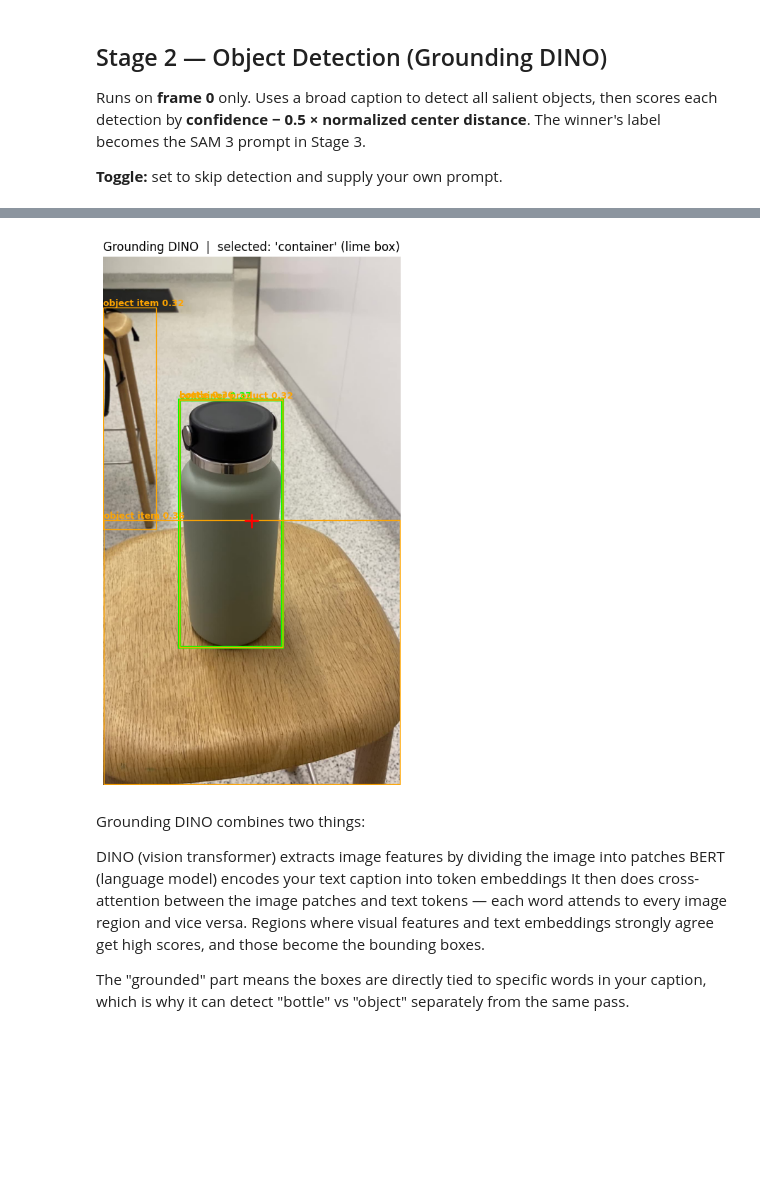
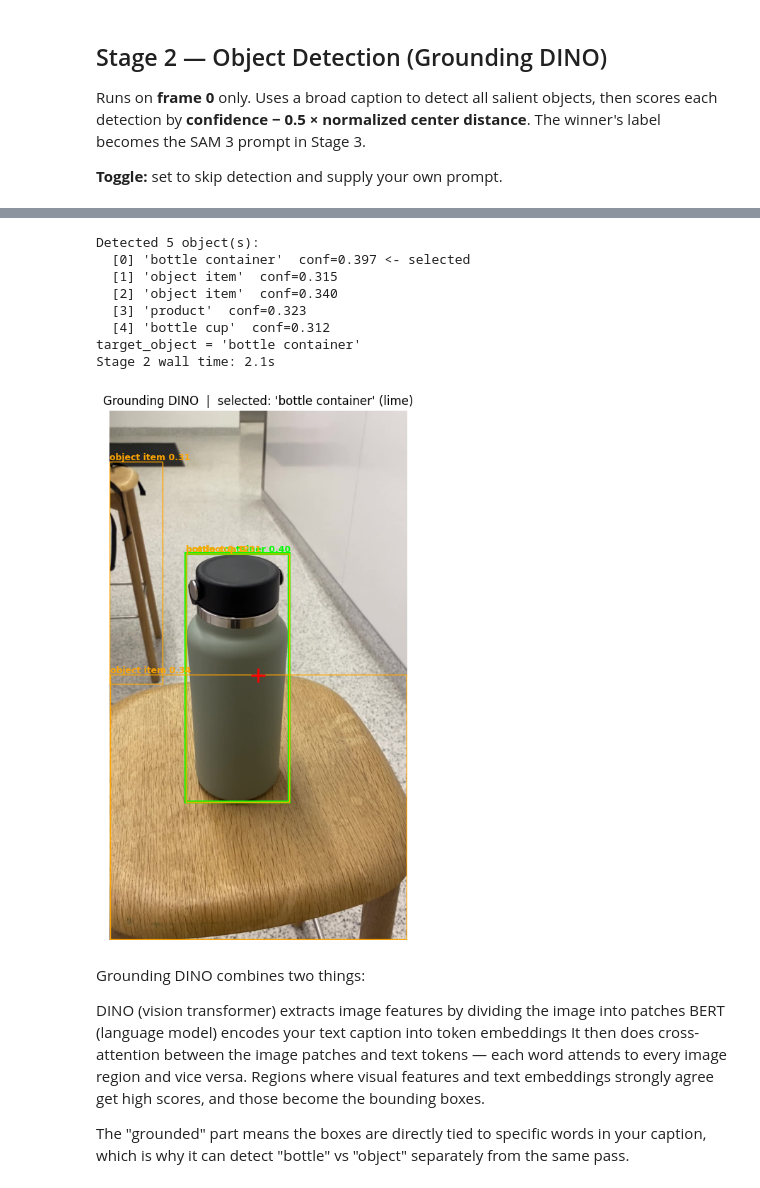
Before and after one commit to manny-serrano/TrueRender, a Jupyter notebook: notebooks/reconstruction_v2.ipynb, the cells around one changed output, grey strips where cells are left out. Cells and saved outputs as stored; diff of their text form; code cells hidden in the pictures; blank space fills up the shorter version.

```diff
--- a/notebooks/reconstruction_v2.ipynb
+++ b/notebooks/reconstruction_v2.ipynb
@@ -153,18 +152,16 @@ import matplotlib.patches as patches
 from groundingdino.util.inference import load_model, load_image, predict
 
 # ── Toggles ──────────────────────────────────────────────────────────────────
-AUTO_SELECT   = True                   # False -> skip DINO, use MANUAL_PROMPT
-MANUAL_PROMPT = "green hydroflask"     # only used when AUTO_SELECT = False
-
+AUTO_SELECT   = True
+MANUAL_PROMPT = "green hydroflask water bottle"
 DINO_CAPTION  = "object . bottle . container . cup . box . item . product"
 BOX_THRESHOLD = 0.3
 TXT_THRESHOLD = 0.25
-FRAMES_KEEP   = "/content/frames"      # set by Stage 1; re-assign if resuming
+FRAMES_KEEP   = "/content/frames"
 DINO_WEIGHTS  = "/content/groundingdino_swint_ogc.pth"
 # ─────────────────────────────────────────────────────────────────────────────
 
 t0 = time.time()
-
 FIRST_FRAME = f"{FRAMES_KEEP}/frame_00000.jpg"
 
 if AUTO_SELECT:
@@ -173,29 +170,16 @@ if AUTO_SELECT:
         os.path.dirname(groundingdino.__file__),
         "config", "GroundingDINO_SwinT_OGC.py"
     )
-    print(f"Config: {DINO_CONFIG}")
-
-    dino = load_model(
-        DINO_CONFIG,
-        DINO_WEIGHTS,
-    )
+    dino = load_model(DINO_CONFIG, DINO_WEIGHTS)
     image_source, image = load_image(FIRST_FRAME)
     boxes, logits, phrases = predict(
-        model=dino,
-        image=image,
-        caption=DINO_CAPTION,
-        box_threshold=BOX_THRESHOLD,
-        text_threshold=TXT_THRESHOLD,
+        model=dino, image=image, caption=DINO_CAPTION,
+        box_threshold=BOX_THRESHOLD, text_threshold=TXT_THRESHOLD,
     )
-
     if len(boxes) == 0:
-        raise RuntimeError(
-            "Grounding DINO found no objects. "
-            "Try lowering BOX_THRESHOLD, or set AUTO_SELECT=False and supply MANUAL_PROMPT."
-        )
+        raise RuntimeError("No objects detected. Lower BOX_THRESHOLD or set AUTO_SELECT=False.")
 
     h, w = image_source.shape[:2]
-
     def rank_score(i):
         cx = boxes[i][0].item() * w
         cy = boxes[i][1].item() * h
@@ -205,34 +189,15 @@ if AUTO_SELECT:
     best_idx      = max(range(len(boxes)), key=rank_score)
     target_object = phrases[best_idx]
 
-    # Pixel center of the selected box — used as SAM 3 point prompt
+    # Pixel center (for display only)
     dino_cx_px = int(boxes[best_idx][0].item() * w)
     dino_cy_px = int(boxes[best_idx][1].item() * h)
-    # SAM 3 expects normalized xywh (topleft, not center)
-    _b = boxes[best_idx]
-    dino_box_xywh_norm = [
-        (_b[0] - _b[2] / 2).item(),
-        (_b[1] - _b[3] / 2).item(),
-        _b[2].item(),
-        _b[3].item(),
-    ]
-    print(f"DINO box normalized xywh: {[round(v,3) for v in dino_box_xywh_norm]}")
-    # SAM 3 expects boxes_xywh: (x_topleft, y_topleft, width, height)
-    dino_box_xywh = [
-        int(dino_cx_px - bw_px / 2),
-        int(dino_cy_px - bh_px / 2),
-        int(bw_px),
-        int(bh_px),
-    ]
-    print(f"DINO box xywh (pixels): {dino_box_xywh}")
-    print(f"DINO box (pixels): {dino_box}")
 
     t1 = time.time()
     print(f"Detected {len(boxes)} object(s):")
     for i, (p, l) in enumerate(zip(phrases, logits)):
         marker = " <- selected" if i == best_idx else ""
-        print(f"  [{i}] {repr(p)}  conf={l.item():.3f}  score={rank_score(i):.3f}{marker}")
-    print()
+        print(f"  [{i}] {repr(p)}  conf={l.item():.3f}{marker}")
     print(f"target_object = {repr(target_object)}")
     print(f"Stage 2 wall time: {t1 - t0:.1f}s")
 
@@ -250,13 +215,10 @@ if AUTO_SELECT:
             (cx_px - bw_px/2, cy_px - bh_px/2), bw_px, bh_px,
             linewidth=lw, edgecolor=color, facecolor="none"
         ))
-        ax.text(
-            cx_px - bw_px/2, cy_px - bh_px/2 - 5,
-            f"{phrase} {logit.item():.2f}",
-            color=color, fontsize=9, fontweight="bold"
-        )
+        ax.text(cx_px - bw_px/2, cy_px - bh_px/2 - 5,
+                f"{phrase} {logit.item():.2f}", color=color, fontsize=9, fontweight="bold")
     ax.plot(w/2, h/2, "+", color="red", markersize=15, markeredgewidth=2)
-    ax.set_title(f"Grounding DINO  |  selected: {repr(target_object)} (lime box)", fontsize=12)
+    ax.set_title(f"Grounding DINO  |  selected: {repr(target_object)} (lime)", fontsize=12)
     ax.axis("off")
     plt.tight_layout()
     plt.show()
@@ -284,4 +233,12 @@ Stage 2 wall time: 1.7s
+Detected 5 object(s):
+  [0] 'bottle container'  conf=0.397 <- selected
+  [1] 'object item'  conf=0.315
+  [2] 'object item'  conf=0.340
+  [3] 'product'  conf=0.323
+  [4] 'bottle cup'  conf=0.312
+target_object = 'bottle container'
+Stage 2 wall time: 2.1s
-[figure, old version]
+[figure, new version]
 # %% [markdown]
 Grounding DINO combines two things:
 
```
Also changed, not shown: parts of 7 cells of this notebook.
